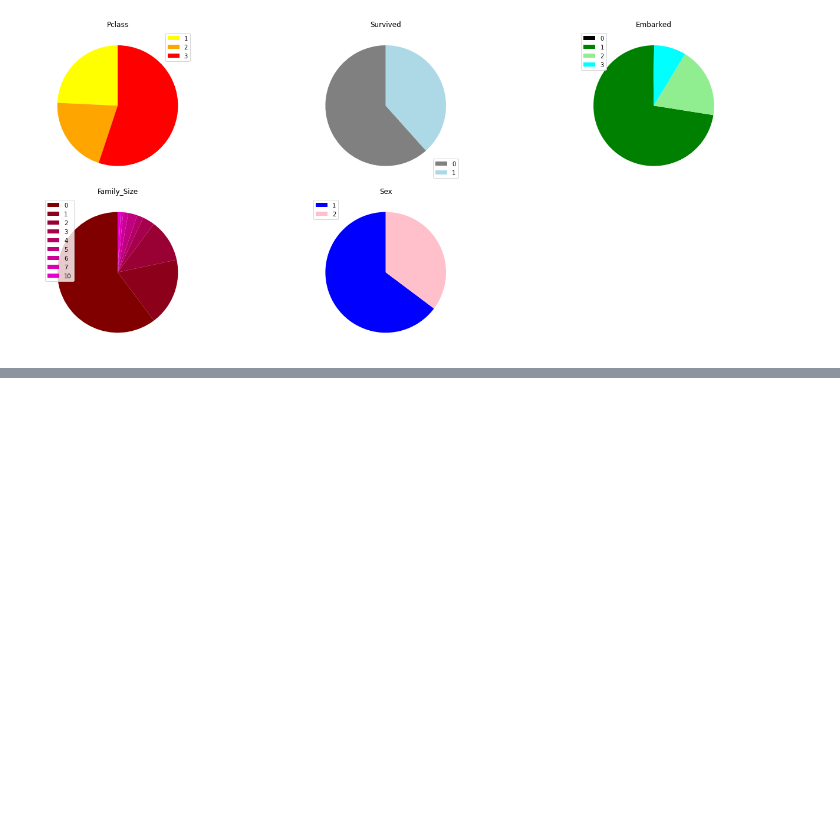
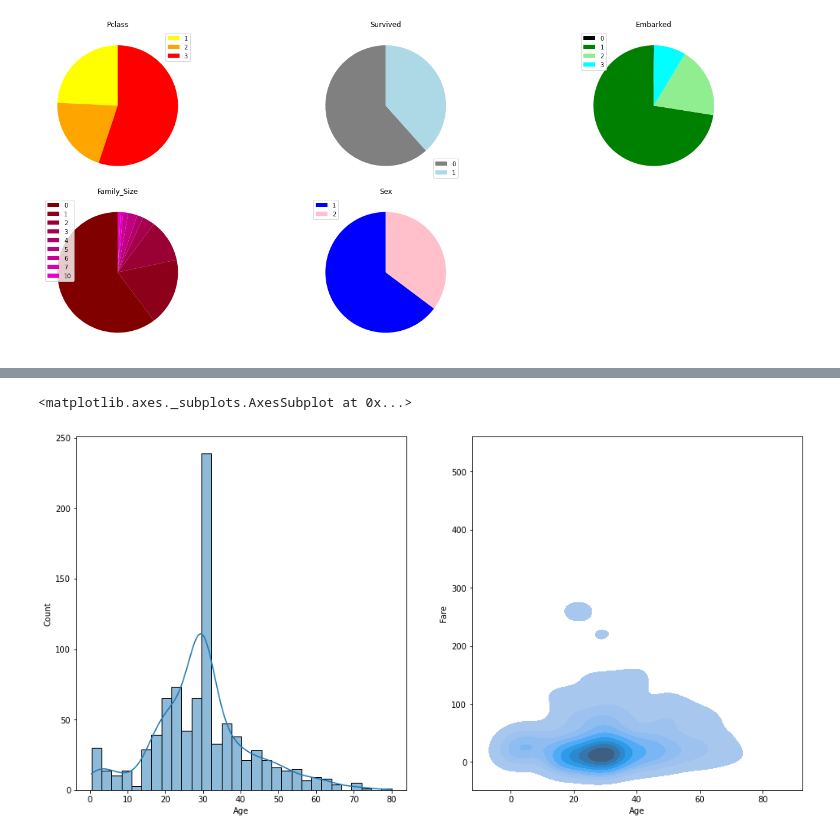
Before and after one commit to yannick42/notebooks, a Jupyter notebook: _notebooks/2022-04-24-Titanic_dataset.ipynb, the cells around one changed output, grey strips where cells are left out. Drawn from its saved outputs; the diff is of its cells as text; code cells hidden in the pictures; blank space fills up the shorter version.

```diff
--- a/_notebooks/2022-04-24-Titanic_dataset.ipynb
+++ b/_notebooks/2022-04-24-Titanic_dataset.ipynb
@@ -165,3 +194,11 @@ plt.tight_layout()
+# %%
+fig, ax = plt.subplots(1, 2, figsize=(16,8))
+
+sns.histplot(ax=ax[0], data=df, x="Age", kde=True);
+sns.kdeplot(ax=ax[1], data=df, x="Age", y="Fare", fill=True)
+# %% [output]
+<matplotlib.axes._subplots.AxesSubplot at 0x...>
+[figure, added]
 # %%
 #hide
 
```
Also changed, not shown: parts of 12 cells of this notebook.
